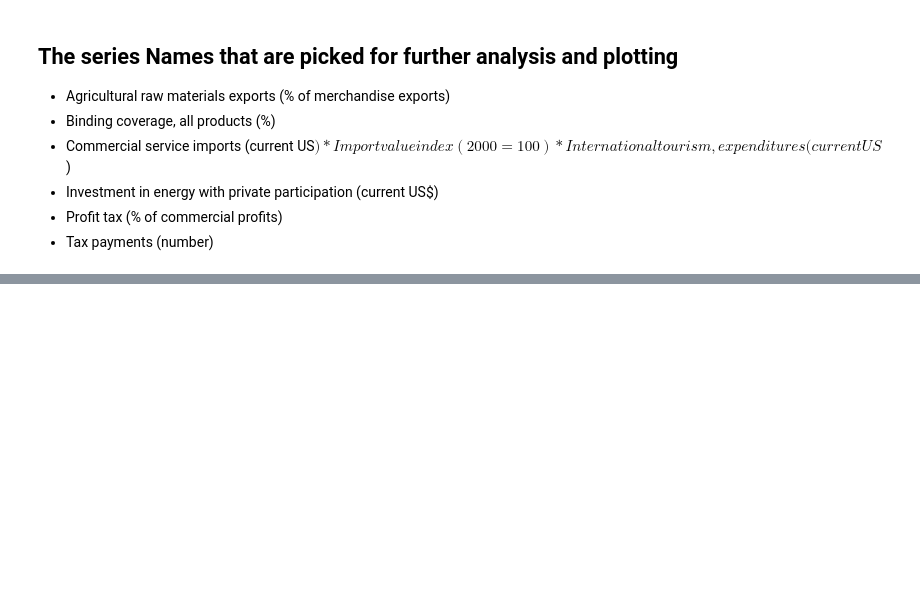
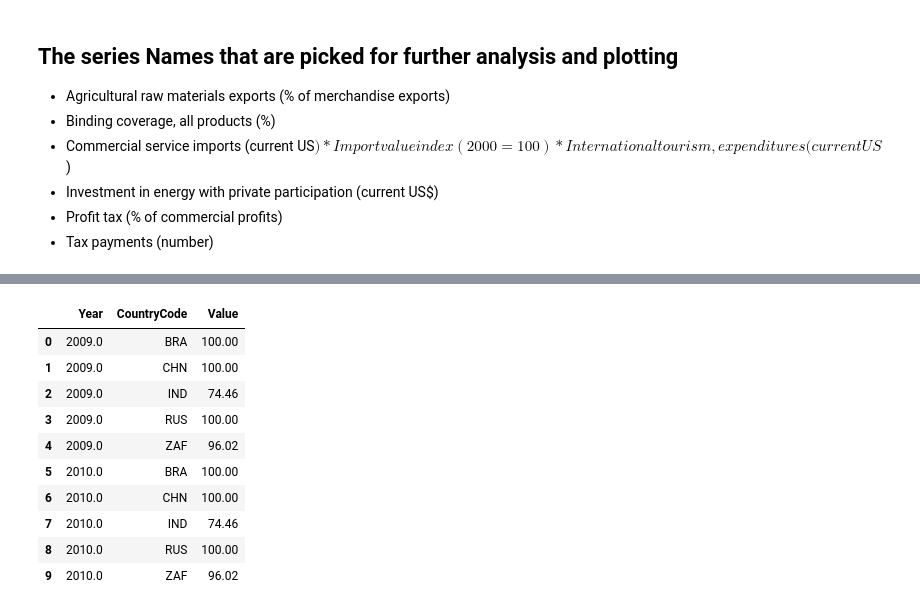
Before and after one commit to SArjaGit/BRICS_Project, a Jupyter notebook: Sarath/Private_Sector.ipynb, the cells around one changed output, grey strips where cells are left out. Cells and saved outputs as stored; diff of their text form; code cells hidden in the pictures; blank space fills up the shorter version.

```diff
--- a/Sarath/Private_Sector.ipynb
+++ b/Sarath/Private_Sector.ipynb
@@ -108,0 +151,5 @@ array(['Agricultural raw materials exports (% of merchandise exports)',
+# %%
+#From the Private Sector Data, we are interested in the series "Binding coverage, all products (%)"
+
+Binding_Coverage_All_Products = private_sector_df.loc[private_sector_df['SeriesName'] == 'Binding coverage, all products (%)']
+Binding_Coverage_All_Products.head()
@@ -108,0 +163,16 @@ array(['Agricultural raw materials exports (% of merchandise exports)',
+# %%
+# Grouping the data by Year and country to get the mean of the values for each year
+Binding_Coverage_All_Products_grouped = Binding_Coverage_All_Products.groupby(by=["Year","CountryCode"])["Value"].mean().reset_index()
+Binding_Coverage_All_Products.head(10)
+# %% [output]
+|  | Year | CountryCode | Value |
+| 0 | 2009.0 | BRA | 100.00 |
+| 1 | 2009.0 | CHN | 100.00 |
+| 2 | 2009.0 | IND | 74.46 |
+| 3 | 2009.0 | RUS | 100.00 |
+| 4 | 2009.0 | ZAF | 96.02 |
+| 5 | 2010.0 | BRA | 100.00 |
+| 6 | 2010.0 | CHN | 100.00 |
+| 7 | 2010.0 | IND | 74.46 |
+| 8 | 2010.0 | RUS | 100.00 |
+| 9 | 2010.0 | ZAF | 96.02 |
```
Also changed, not shown: parts of 25 cells of this notebook.
